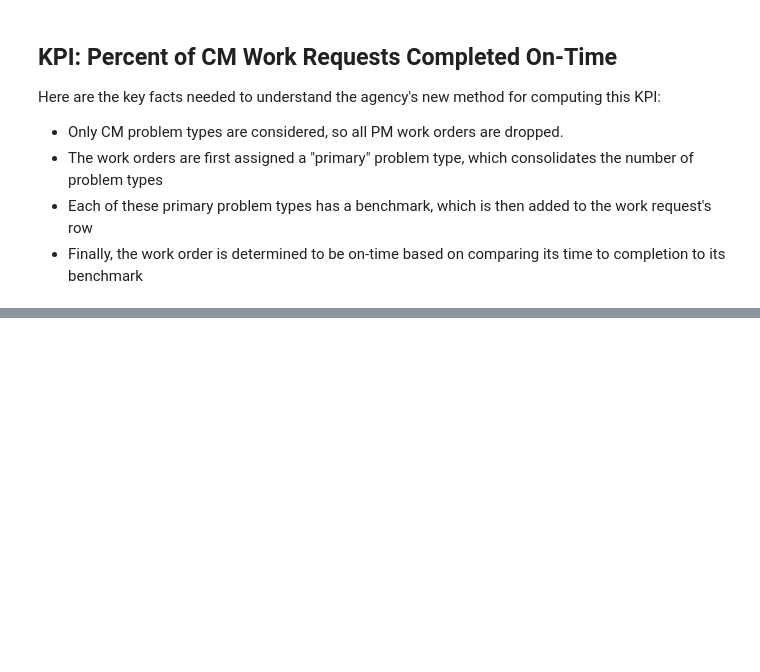
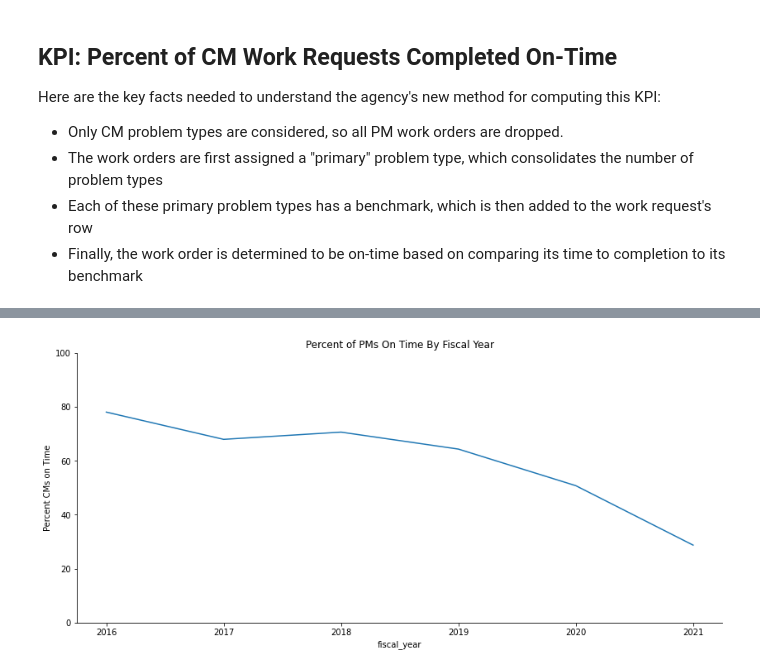
Before and after one commit to department-of-general-services/KPI_central, a Jupyter notebook: FMD_scorecard.ipynb, the cells around one changed output, grey strips where cells are left out. Saved outputs shown, nothing was run; the diff lists cells and outputs as text; code cells hidden in the pictures; blank space fills up the shorter version.

```diff
--- a/FMD_scorecard.ipynb
+++ b/FMD_scorecard.ipynb
@@ -248,0 +372,8 @@ cm_compliance
+# %%
+plt.figure(figsize=(14,6))
+
+ax = sns.lineplot(data=cm_compliance, y="Percent CMs on Time", x="fiscal_year")
+ax.set(title="Percent of PMs On Time By Fiscal Year", ylim = (0, 100))
+sns.despine()
+# %% [output]
+[figure, added]
```
Also changed, not shown: parts of 41 cells of this notebook.
